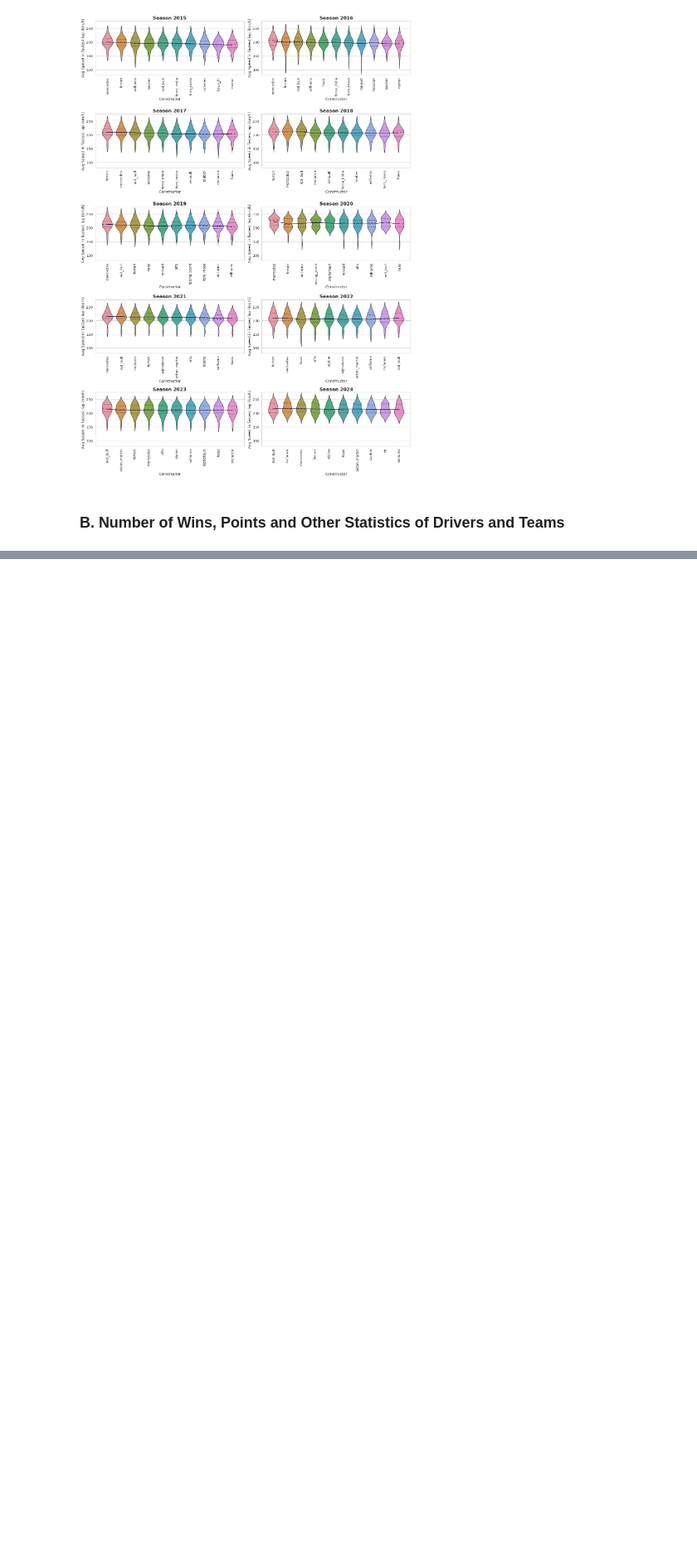
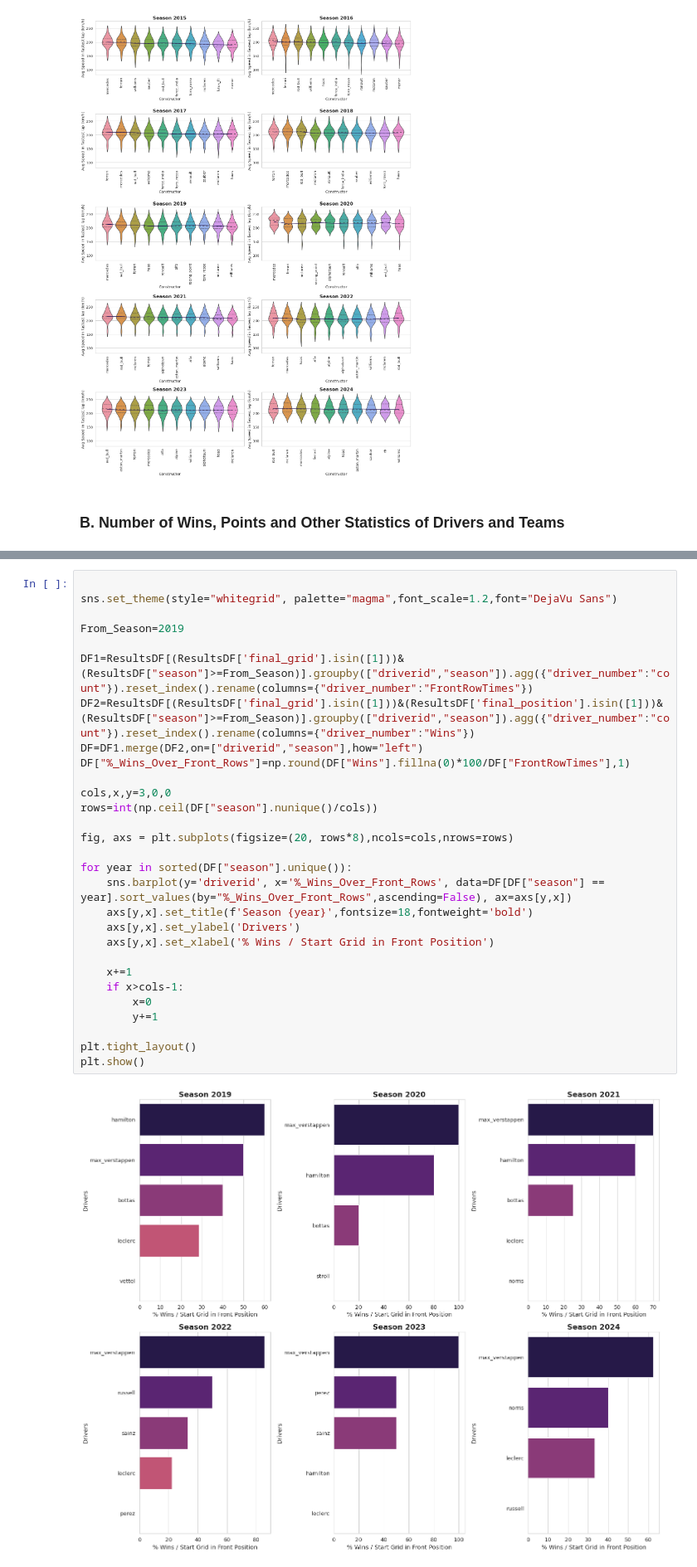
Before and after one commit to GabyCisnerosV/F1_NoName, a Jupyter notebook: 2_EDA_Part1.ipynb, the cells around one changed output, grey strips where cells are left out. Shown at 83% size. Saved outputs shown, nothing was run; the diff lists cells and outputs as text; blank space fills up the shorter version.

```diff
--- a/2_EDA_Part1.ipynb
+++ b/2_EDA_Part1.ipynb
@@ -261,0 +367,31 @@ plt.show()
+# %%
+
+sns.set_theme(style="whitegrid", palette="magma",font_scale=1.2,font="DejaVu Sans")
+
+From_Season=2019
+
+DF1=ResultsDF[(ResultsDF['final_grid'].isin([1]))&(ResultsDF["season"]>=From_Season)].groupby(["driverid","season"]).agg({"driver_number":"count"}).reset_index().rename(columns={"driver_number":"FrontRowTimes"})
+DF2=ResultsDF[(ResultsDF['final_grid'].isin([1]))&(ResultsDF['final_position'].isin([1]))&(ResultsDF["season"]>=From_Season)].groupby(["driverid","season"]).agg({"driver_number":"count"}).reset_index().rename(columns={"driver_number":"Wins"})
+DF=DF1.merge(DF2,on=["driverid","season"],how="left")
+DF["%_Wins_Over_Front_Rows"]=np.round(DF["Wins"].fillna(0)*100/DF["FrontRowTimes"],1)
+
+cols,x,y=3,0,0
+rows=int(np.ceil(DF["season"].nunique()/cols))
+
+fig, axs = plt.subplots(figsize=(20, rows*8),ncols=cols,nrows=rows)
+
+for year in sorted(DF["season"].unique()):
+    sns.barplot(y='driverid', x='%_Wins_Over_Front_Rows', data=DF[DF["season"] == year].sort_values(by="%_Wins_Over_Front_Rows",ascending=False), ax=axs[y,x])
+    axs[y,x].set_title(f'Season {year}',fontsize=18,fontweight='bold')
+    axs[y,x].set_ylabel('Drivers')
+    axs[y,x].set_xlabel('% Wins / Start Grid in Front Position')
+
+    x+=1
+    if x>cols-1:
+        x=0
+        y+=1
+
+plt.tight_layout()
+plt.show()
+# %% [output]
+[figure, added]
```
Also changed, not shown: parts of 15 cells of this notebook.
